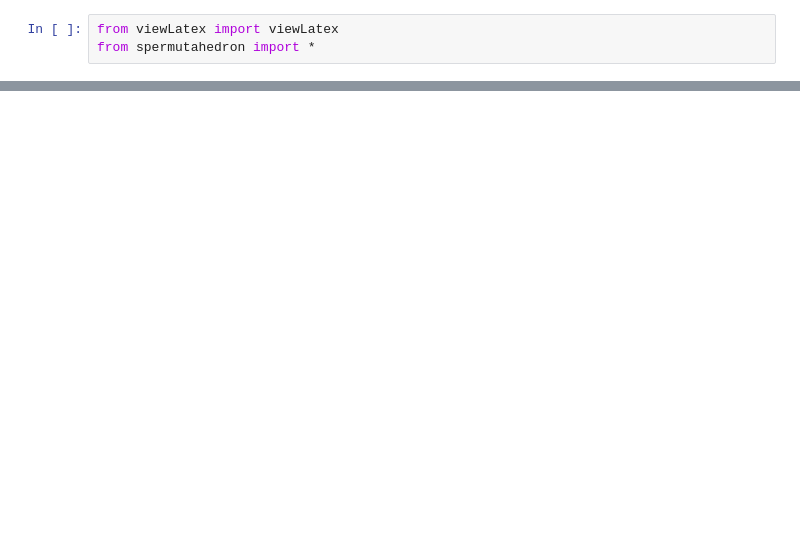
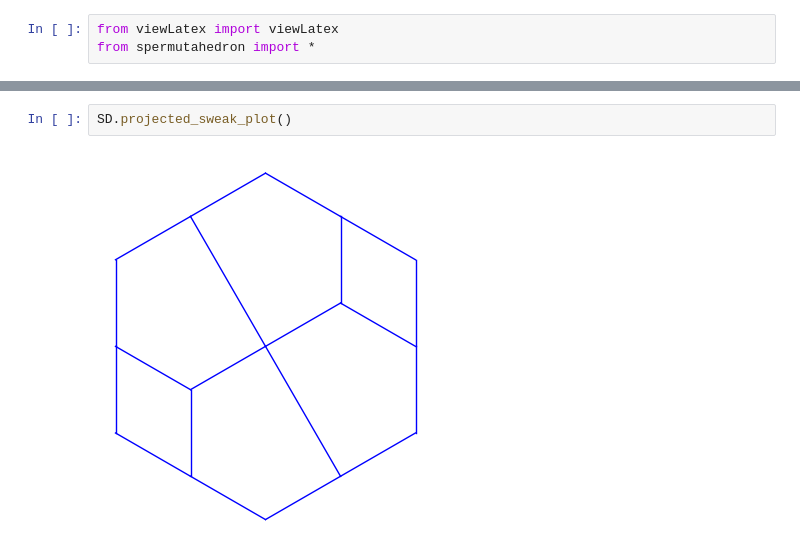
Before and after one commit to VivianePons/public-notebooks, a Jupyter notebook: sWeakOrder/Demo.ipynb, the cells around one changed output, grey strips where cells are left out. Saved outputs shown, nothing was run; the diff lists cells and outputs as text; blank space fills up the shorter version.

```diff
--- a/sWeakOrder/Demo.ipynb
+++ b/sWeakOrder/Demo.ipynb
@@ -7,0 +34,4 @@ realization2d((0,2,2))
+# %%
+SD.projected_sweak_plot()
+# %% [output]
+[figure, added]
```
Also changed, not shown: parts of 13 cells of this notebook, 9 other files.
